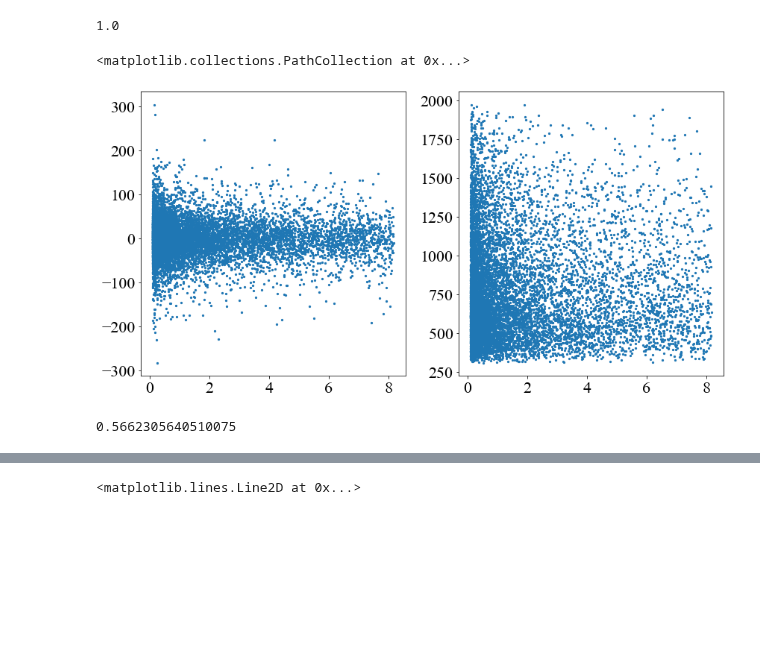
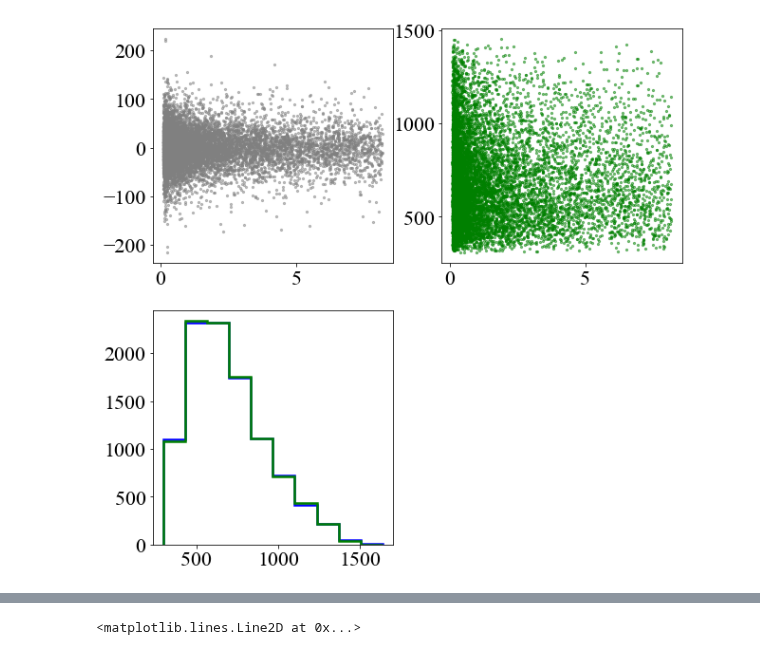
Before and after one commit to SvPoder/exoplanets, a Jupyter notebook: jupyter-notebook/sensitivity.ipynb, the cells around one changed output, grey strips where cells are left out. Saved outputs shown, nothing was run; the diff lists cells and outputs as text; code cells hidden in the pictures; blank space fills up the shorter version.

```diff
--- a/jupyter-notebook/sensitivity.ipynb
+++ b/jupyter-notebook/sensitivity.ipynb
@@ -29,12 +29,3 @@ from sensitivity import sensitivity
 
 from matplotlib import rc
 rc('font', family='times new roman', size=22.)
-# %%
-# TODO update for g <=0
-def random_powerlaw(a, b, g, size=1):
-    """
-    Power-law generator for pdf(x) = x^{g-1} for a<=x<=b and g<0
-    """
-    r = np.random.random(size=size)
-    ag, bg = a**g, b**g
-    return (ag + (bg - ag)*r)**(1./g)
@@ -73,7 +71,7 @@ del age, logL, L, M, Teff, _log_age, _mass, _teff
 
 ## Ages and masses of simulated BDs
 log_ages = np.random.uniform(9., 9.92, N) # [yr] / [1-10 Gyr]
-mass     = random_powerlaw(14, 75, -0.01, N)
+mass     = random_powerlaw(-0.6, N)
 #fig, ax = plt.subplots(1, 1, figsize=(5, 5))
 #_, _, _ = ax.hist(mass, bins=40)
 mass     = mass*M_jup/M_sun # [Msun]
@@ -86,25 +84,20 @@ for i in range(N):
 # %%
 rel_unc=0.05
 Teff_obs = Teff + np.random.normal(loc=0, scale=(rel_unc*Teff), size=N)
-# %%
-sensitivity(r_obs, Teff_obs, Teff)
-# %% [output]
-1.0
-# %%
-fig, ax = plt.subplots(1, 2, figsize=(14, 7))
-
-ax[0].scatter(r_obs, Teff_obs-Teff, s=5)
-
-ax[1].scatter(r_obs, Teff, s=5)
-# %% [output]
-<matplotlib.collections.PathCollection at 0x...>
-[figure, removed]
+# %%
+fig, ax = plt.subplots(2, 2, figsize=(10, 10))
+
+ax[0, 0].scatter(r_obs, Teff_obs-Teff, s=5, color="grey", alpha=0.5)
+ax[0, 1].scatter(r_obs, Teff, s=5, color="green", alpha=0.5)
+
+_, bins, _ = ax[1, 0].hist(Teff_obs, color="blue", histtype="step", linewidth=2.5)
+_, _, _ = ax[1, 0].hist(Teff, bins=bins, color="green", histtype="step", linewidth=2.5)
+
+ax[1, 1].remove()
+# %% [output]
+[figure, added]
 # %%
 Tobs = temperature_withDM(r_obs, heat_int, f=1, R=R_jup.value,
                           M=mass*M_sun.value, parameters=[1, 20, 0.42])
 
 Tobs_obs = Tobs + np.random.normal(loc=0, scale=(rel_unc*Tobs), size=N)
-# %%
-sensitivity(r_obs, Tobs_obs, Teff, Nbins=2, r_max=1)
-# %% [output]
-0.5662305640510075
```
Also changed, not shown: parts of 10 cells of this notebook, 1 other file.
